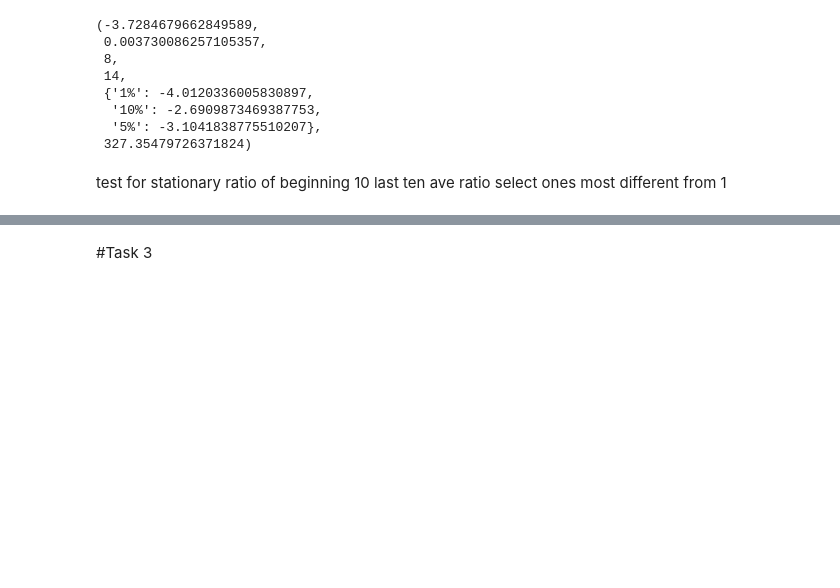
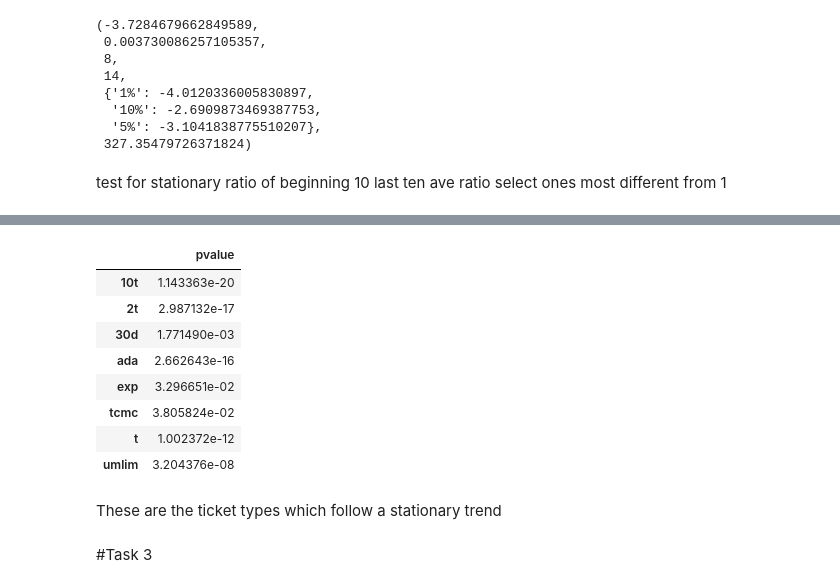
Before and after one commit to MariumS/PUI2017_mas1300, a Jupyter notebook: HW10_mas1300/subway_timeseries_HW.ipynb, the cells around one changed output, grey strips where cells are left out. Saved outputs shown, nothing was run; the diff lists cells and outputs as text; code cells hidden in the pictures; blank space fills up the shorter version.

```diff
--- a/HW10_mas1300/subway_timeseries_HW.ipynb
+++ b/HW10_mas1300/subway_timeseries_HW.ipynb
@@ -302,3 +387,17 @@ select ones most different from 1
+# %%
+stationary
+# %% [output]
+|  | pvalue |
+| 10t | 1.143363e-20 |
+| 2t | 2.987132e-17 |
+| 30d | 1.771490e-03 |
+| ada | 2.662643e-16 |
+| exp | 3.296651e-02 |
+| tcmc | 3.805824e-02 |
+| t | 1.002372e-12 |
+| umlim | 3.204376e-08 |
+# %% [markdown]
+These are the ticket types which follow a stationary trend
 # %% [markdown]
 #Task 3
 # %%
```
Also changed, not shown: parts of 13 cells of this notebook.
